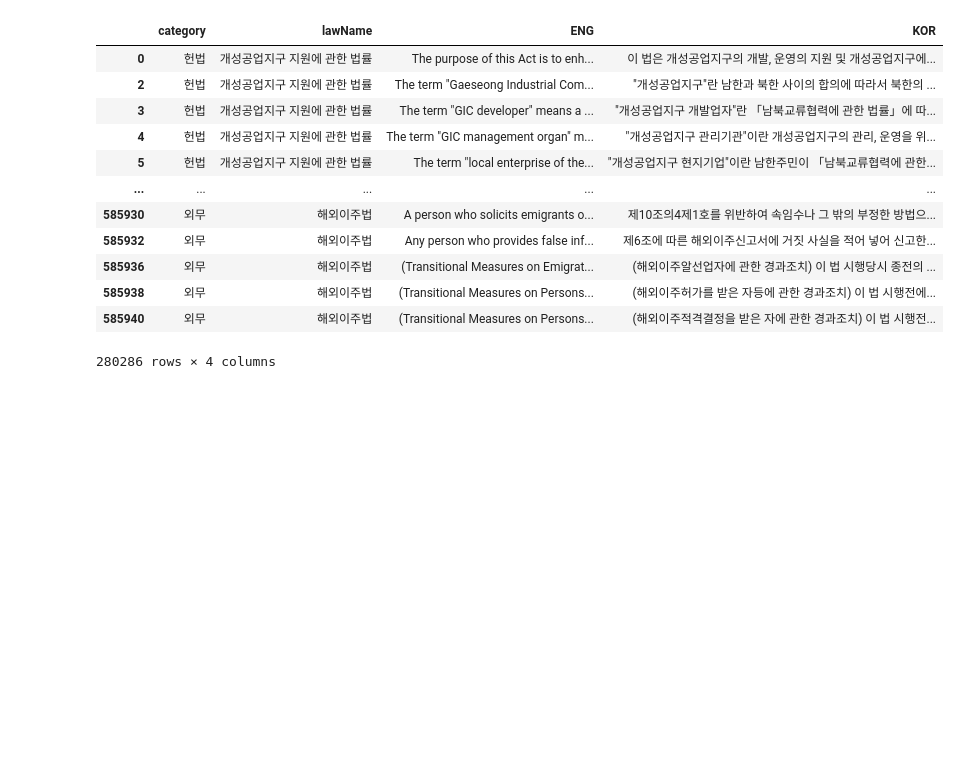
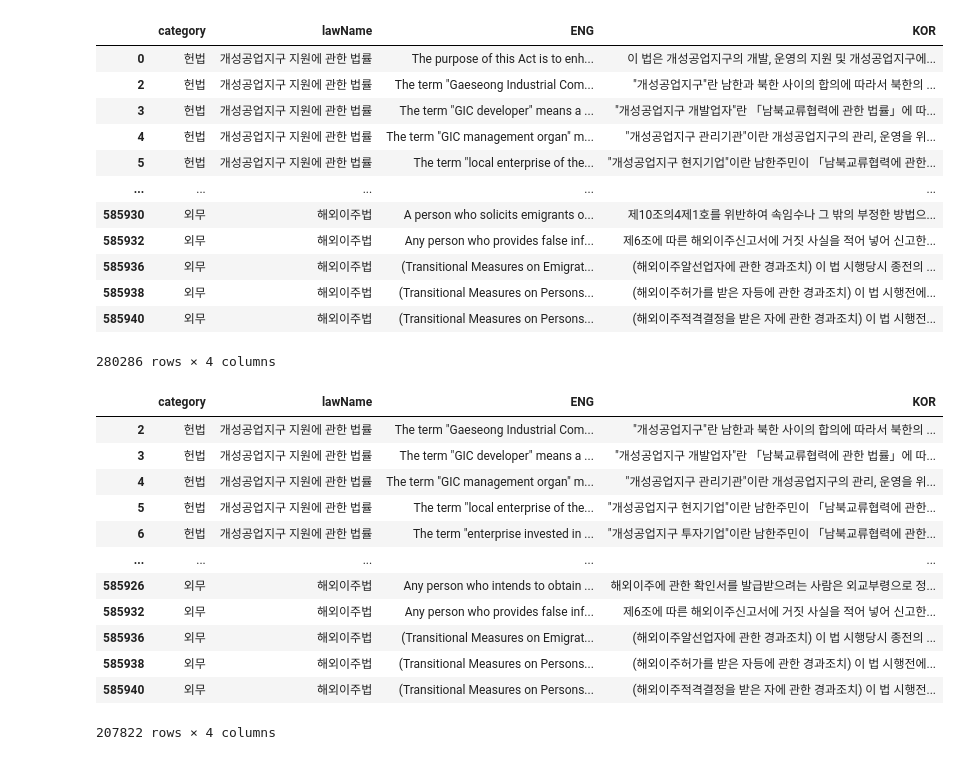
Before and after one commit to tjtmddnjswkd/capstone, a Jupyter notebook: 2_preprocessing/p3_preprocessing_memo.ipynb, the cells around one changed output. Cells and saved outputs as stored; diff of their text form; code cells hidden in the pictures; blank space fills up the shorter version.

```diff
--- a/2_preprocessing/p3_preprocessing_memo.ipynb
+++ b/2_preprocessing/p3_preprocessing_memo.ipynb
@@ -3037,7 +3023,11 @@ df_len.loc[df_len.KOR.str.contains(r"에$")].sort_values(by="lenENG", ascending=
 print(f"mean: {np.mean(df_len.lenENG.values)}\tstd: {np.std(df_len.lenENG.values)}")
 # %% [output]
 mean: 40.538748896801486        std: 25.76542182766803
+# %%
+upper_drop_idx = df_len.loc[df_len.lenRatio > 6].sort_values(by="lenRatio", ascending=False).index.to_list()
+lower_drop_idx = df_len.loc[df_len.lenRatio < 1.3].sort_values(by="lenRatio", ascending=False).index.to_list()
 # %%
+df_drop = df_len.drop(index=upper_drop_idx+lower_drop_idx, axis=0)
 df_drop.loc[~df_drop.KOR.str.contains(r"\.$")]
 # %% [output]
 |  | category | lawName | ENG | KOR | lenENG | lenKOR | lenTotal | lenRatio |
@@ -3104,3 +3089,5 @@ df_dd = df_fin.drop(index=upper_drop_idx+lower_drop_idx, axis=0)
+# %%
+df_dd = df_fin.copy(deep=True)
 # %%
 df_dd.sort_values(by="lenENG", ascending=False)
 # %% [output]
@@ -3135,5 +3122,21 @@ df_fi
 | 585938 | 외무 | 해외이주법 | (Transitional Measures on Persons... | (해외이주허가를 받은 자등에 관한 경과조치) 이 법 시행전에... |
 | 585940 | 외무 | 해외이주법 | (Transitional Measures on Persons... | (해외이주적격결정을 받은 자에 관한 경과조치) 이 법 시행전... |
 280286 rows × 4 columns
+# %%
+df_fi.loc[df_fi.KOR.apply(lambda x: x.count("."))==1]
+# %% [output]
+|  | category | lawName | ENG | KOR |
+| 2 | 헌법 | 개성공업지구 지원에 관한 법률 | The term "Gaeseong Industrial Com... | "개성공업지구"란 남한과 북한 사이의 합의에 따라서 북한의 ... |
+| 3 | 헌법 | 개성공업지구 지원에 관한 법률 | The term "GIC developer" means a ... | "개성공업지구 개발업자"란 「남북교류협력에 관한 법률」에 따... |
+| 4 | 헌법 | 개성공업지구 지원에 관한 법률 | The term "GIC management organ" m... | "개성공업지구 관리기관"이란 개성공업지구의 관리, 운영을 위... |
+| 5 | 헌법 | 개성공업지구 지원에 관한 법률 | The term "local enterprise of the... | "개성공업지구 현지기업"이란 남한주민이 「남북교류협력에 관한... |
+| 6 | 헌법 | 개성공업지구 지원에 관한 법률 | The term "enterprise invested in ... | "개성공업지구 투자기업"이란 남한주민이 「남북교류협력에 관한... |
+| ... | ... | ... | ... | ... |
+| 585926 | 외무 | 해외이주법 | Any person who intends to obtain ... | 해외이주에 관한 확인서를 발급받으려는 사람은 외교부령으로 정... |
+| 585932 | 외무 | 해외이주법 | Any person who provides false inf... | 제6조에 따른 해외이주신고서에 거짓 사실을 적어 넣어 신고한... |
+| 585936 | 외무 | 해외이주법 | (Transitional Measures on Emigrat... | (해외이주알선업자에 관한 경과조치) 이 법 시행당시 종전의 ... |
+| 585938 | 외무 | 해외이주법 | (Transitional Measures on Persons... | (해외이주허가를 받은 자등에 관한 경과조치) 이 법 시행전에... |
+| 585940 | 외무 | 해외이주법 | (Transitional Measures on Persons... | (해외이주적격결정을 받은 자에 관한 경과조치) 이 법 시행전... |
+207822 rows × 4 columns
 # %%
 df_fi.to_csv(os.path.join(gdrive_path, "preprocessing/fin.csv"), encoding="euc-kr")
```
Also changed, not shown: parts of 7 cells of this notebook.
